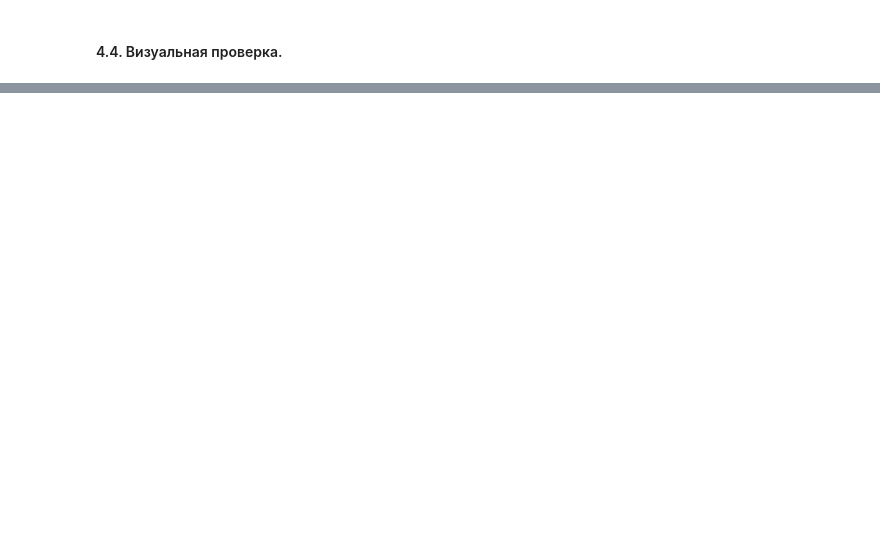
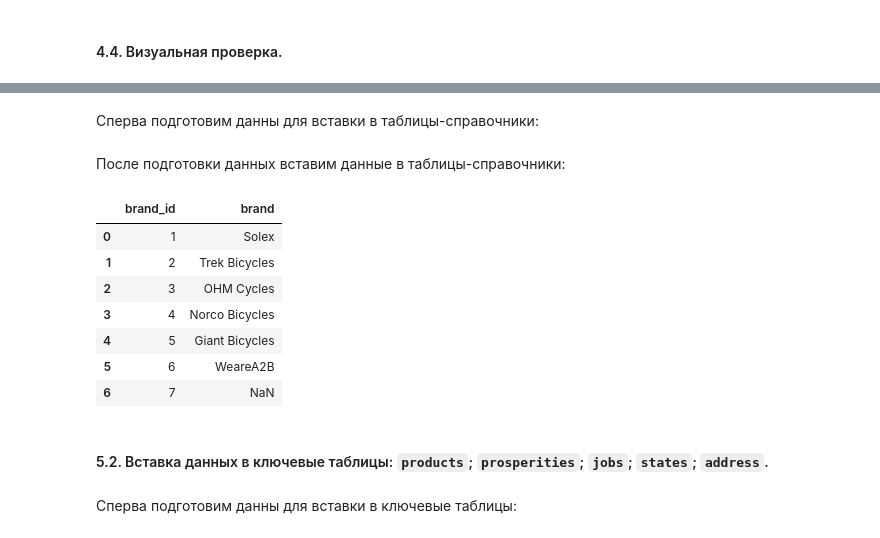
Before and after one commit to EgrSlv/PostgreSQLearn_MIPT, a Jupyter notebook: HomeWork_1/SolovevEgor_HW_01_ds_2025.ipynb, the cells around one changed output, grey strips where cells are left out. Cells and saved outputs as stored; diff of their text form; code cells hidden in the pictures; blank space fills up the shorter version.

```diff
--- a/HomeWork_1/main.ipynb
+++ b/HomeWork_1/SolovevEgor_HW_01_ds_2025.ipynb
@@ -705,0 +710,2 @@ tables = check_db_tables(engine)
+# %% [markdown]
+Сперва подготовим данны для вставки в таблицы-справочники:
@@ -705,0 +748,2 @@ tables = check_db_tables(engine)
+# %% [markdown]
+После подготовки данных вставим данные в таблицы-справочники:
@@ -705,0 +777,21 @@ tables = check_db_tables(engine)
+# %%
+# Используя Pandas получим данные из таблицы `brands` для проверки
+
+
+pd.read_sql_query(
+    sql="SELECT * FROM brands",
+    con=engine
+)
+# %% [output]
+|  | brand_id | brand |
+| 0 | 1 | Solex |
+| 1 | 2 | Trek Bicycles |
+| 2 | 3 | OHM Cycles |
+| 3 | 4 | Norco Bicycles |
+| 4 | 5 | Giant Bicycles |
+| 5 | 6 | WeareA2B |
+| 6 | 7 | NaN |
+# %% [markdown]
+#### 5.2. Вставка данных в ключевые таблицы: `products`; `prosperities`; `jobs`; `states`; `address`.
+# %% [markdown]
+Сперва подготовим данны для вставки в ключевые таблицы:
```
Also changed, not shown: parts of 30 cells of this notebook, 1 other file.
